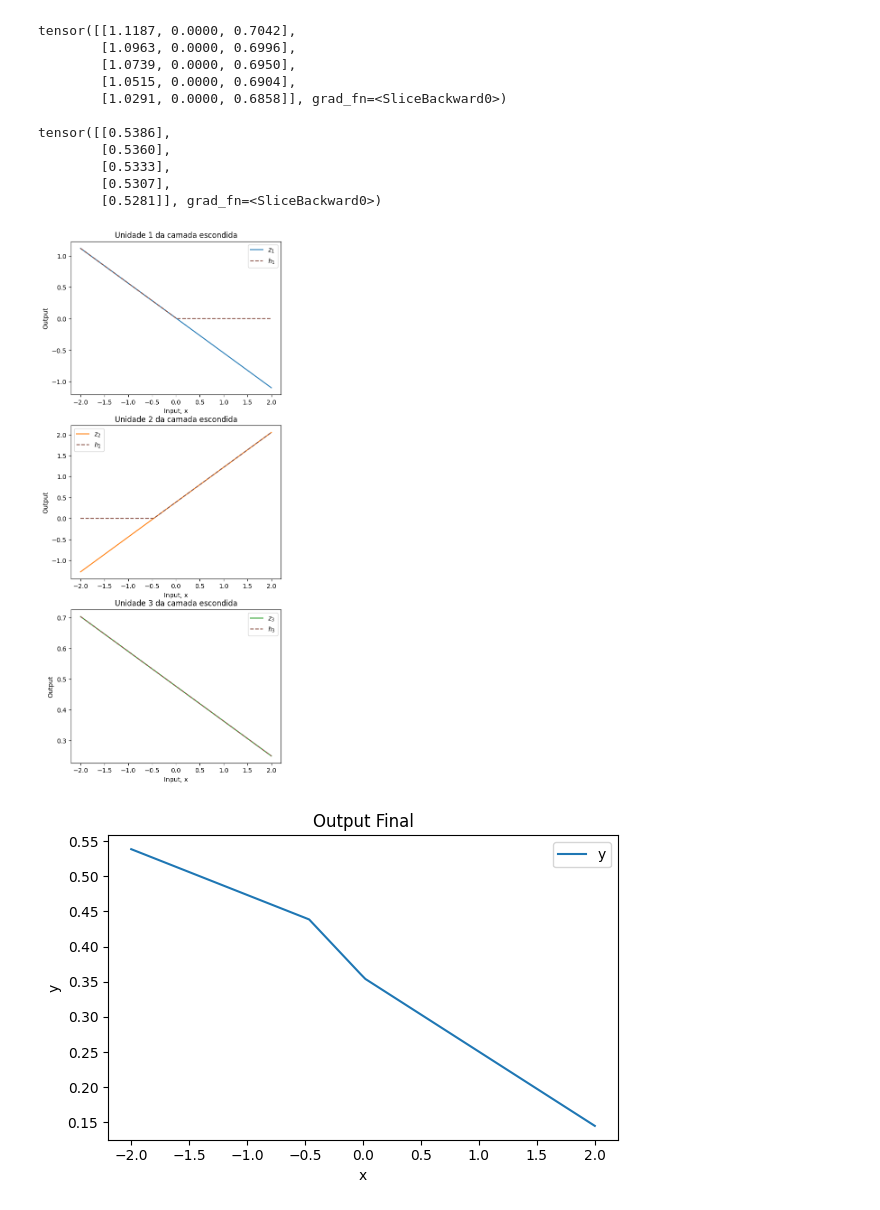
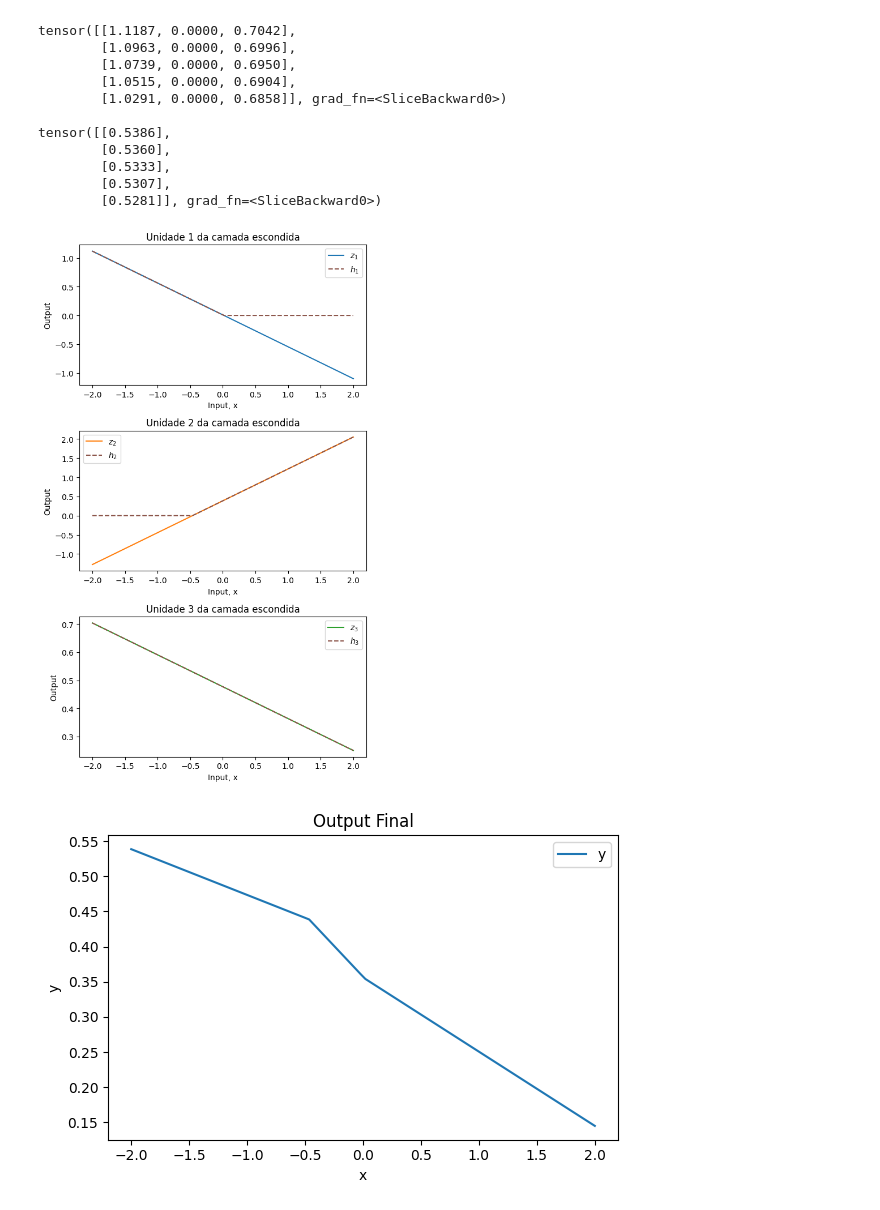
Before and after one commit to diogoflim/DL, a Jupyter notebook: shallow_NN.ipynb, the cells around one changed output. Saved outputs shown, nothing was run; the diff lists cells and outputs as text; code cells hidden in the pictures.

```diff
--- a/shallow_NN.ipynb
+++ b/shallow_NN.ipynb
@@ -86,26 +84,27 @@ output_np = output.detach().numpy()
 hidden_output_np = hidden_output.detach().numpy()
 relu_output_np = relu_output.detach().numpy()
 # %%
-fig, axs = plt.subplots(3, figsize=(6, 15))
+fig, axs = plt.subplots(3, figsize=(6, 10))
 
 # Plot pré-ativação
 for i in range(hidden_size):
     axs[i].plot(x, hidden_output_np[:, i], label=f'$z_{i+1}$', color=f'C{i}')
     axs[i].set_title(f'Unidade {i+1} da camada escondida')
     axs[i].set_xlabel('Input, x')
     axs[i].set_ylabel('Output')
     axs[i].legend()
 
 # Plot saída da ativação
 
 for i in range(hidden_size):
     axs[i].plot(x_np, relu_output_np[:, i], label=f'$h_{i+1}$', linestyle='--', color=f'C{5}')
     axs[i].legend()
 
 
+plt.tight_layout()
 plt.show()
 # %% [output]
-[figure, old version]
+[figure, new version]
 # %%
 # Plot the final network output
 plt.figure(figsize=(6, 4))
```
Also changed, not shown: parts of 2 cells of this notebook.
